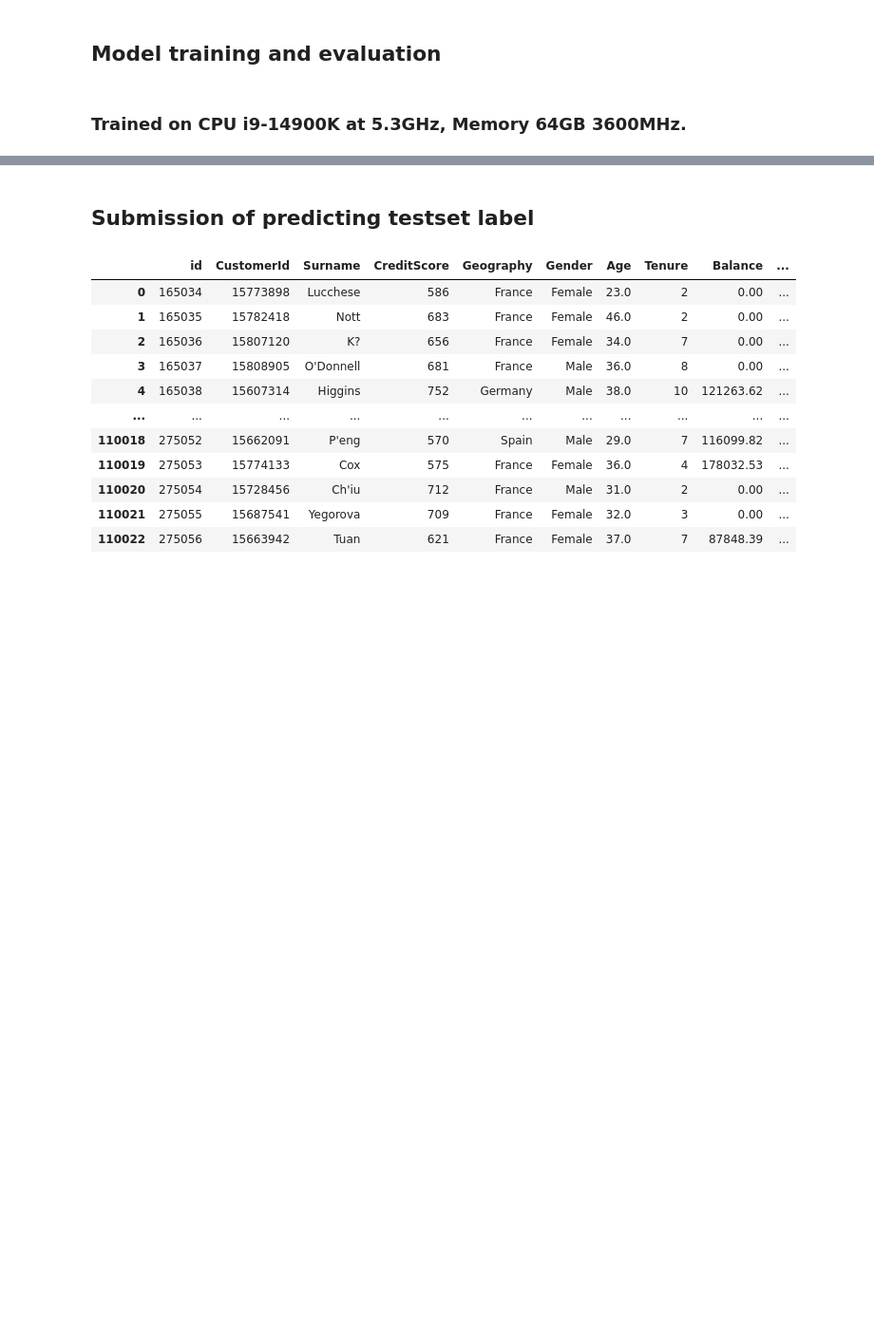
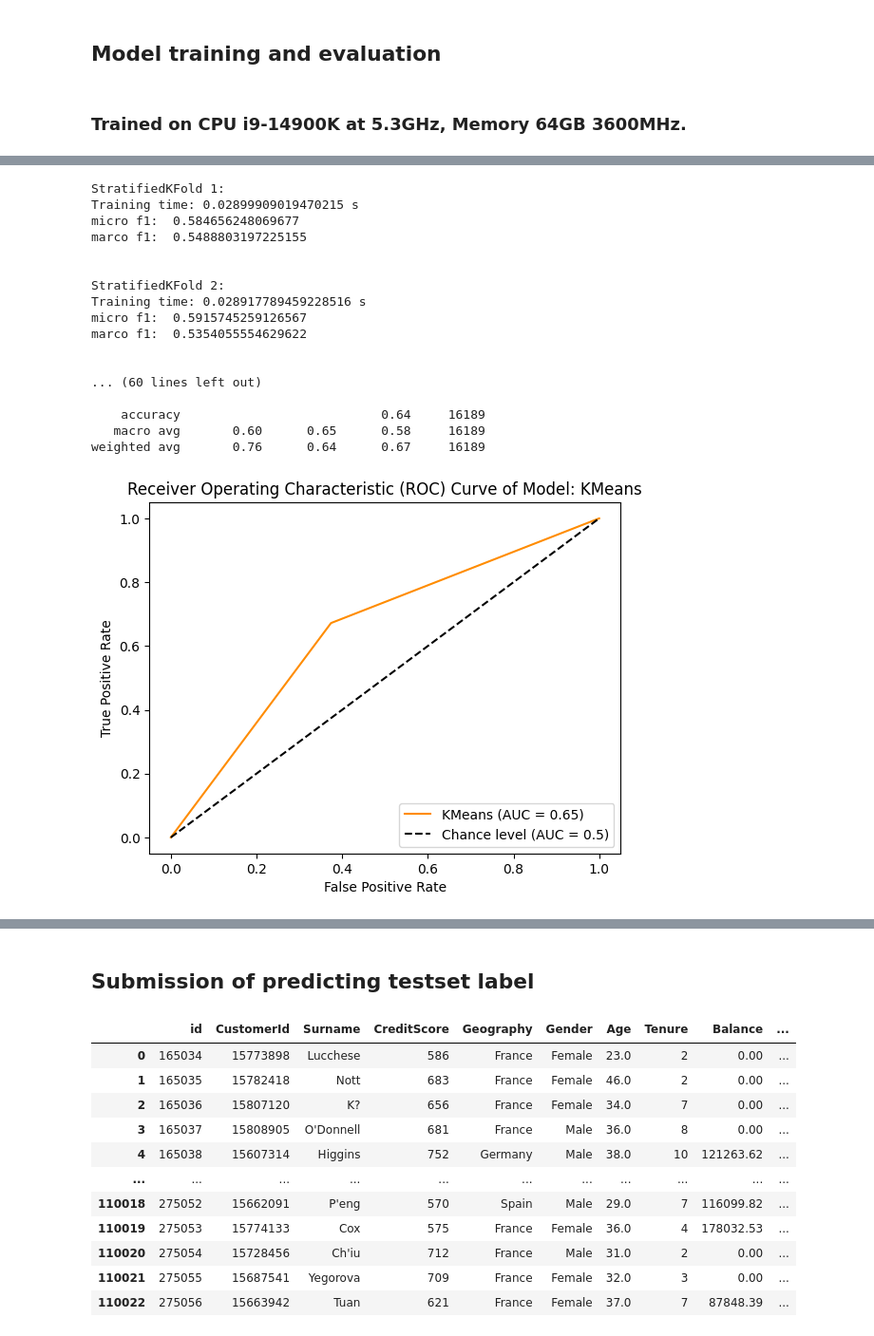
Before and after one commit to OliverWONG-MsC-EEE/COMP5511_Project, a Jupyter notebook: training_v2.ipynb, the cells around one changed output, grey strips where cells are left out. Shown: that part at 95% size. Cells and saved outputs as stored; diff of their text form; code cells hidden in the pictures; blank space fills up the shorter version.

```diff
--- a/training_v2.ipynb
+++ b/training_v2.ipynb
@@ -127,6 +144,16 @@ def train_and_evaluate(model_name):
             model = LogisticRegression().fit(X_train, y_train)
         elif model_name == "SupportVectorClassification":
             model = SVC().fit(X_train, y_train)
+        elif model_name == "KMeans":
+            model = KMeans(n_clusters=2, random_state=42, n_init='auto').fit(X_train)
+        elif model_name == "DNN":
+            model = MLPClassifier(hidden_layer_sizes=(16, ), activation='relu', solver='adam', random_state=42).fit(X_train, y_train)
+        elif model_name == "RandomForestClassifier":
+            model = RandomForestClassifier(n_estimators=100, random_state=42).fit(X_train, y_train)
+        elif model_name == "DecisionTreeClassifier":
+            model = DecisionTreeClassifier(random_state=42).fit(X_train, y_train)
+        elif model_name == "XGBoost":
+            model = xgb.XGBClassifier().fit(X_train, y_train)
 
         # Training Time stop
         train_stop = time.time()
@@ -171,7 +198,13 @@ def train_and_evaluate(model_name):
 
     # Show Best F1 scores
     print('Best micro f1: ', micro_f1_Best)
-    print('Best marco f1: ', macro_f1_Best)
+    print('Best marco f1: ', macro_f1_Best,'\n')
+
+    # Check class precision and recall
+    print("Classfication report on Exited = 0, 1")
+    report = classification_report(y_test_Best, y_pred_Best)
+    print(report)
+
 
     #Plot ROC curve
     display = RocCurveDisplay.from_predictions(
@@ -234 +267,23 @@ Best marco f1:  0.7641594048849858
 [figure]
+# %%
+#K-means clustering
+model_svmClassfier = train_and_evaluate("KMeans")
+# %% [output]
+StratifiedKFold 1:
+Training time: 0.02899909019470215 s
+micro f1:  0.584656248069677
+marco f1:  0.5488803197225155
+
+
+StratifiedKFold 2:
+Training time: 0.028917789459228516 s
+micro f1:  0.5915745259126567
+marco f1:  0.5354055554629622
+
+
+... (60 lines left out)
+
+    accuracy                           0.64     16189
+   macro avg       0.60      0.65      0.58     16189
+weighted avg       0.76      0.64      0.67     16189
+[figure, added]
```
Also changed, not shown: parts of 8 cells of this notebook.
